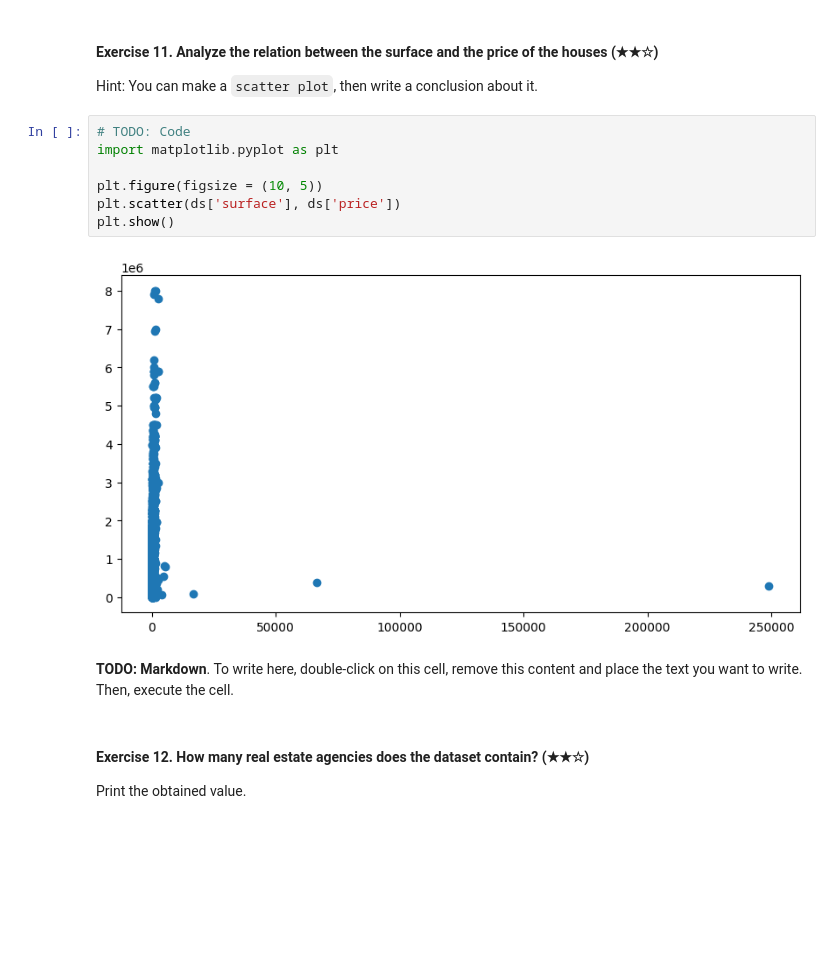
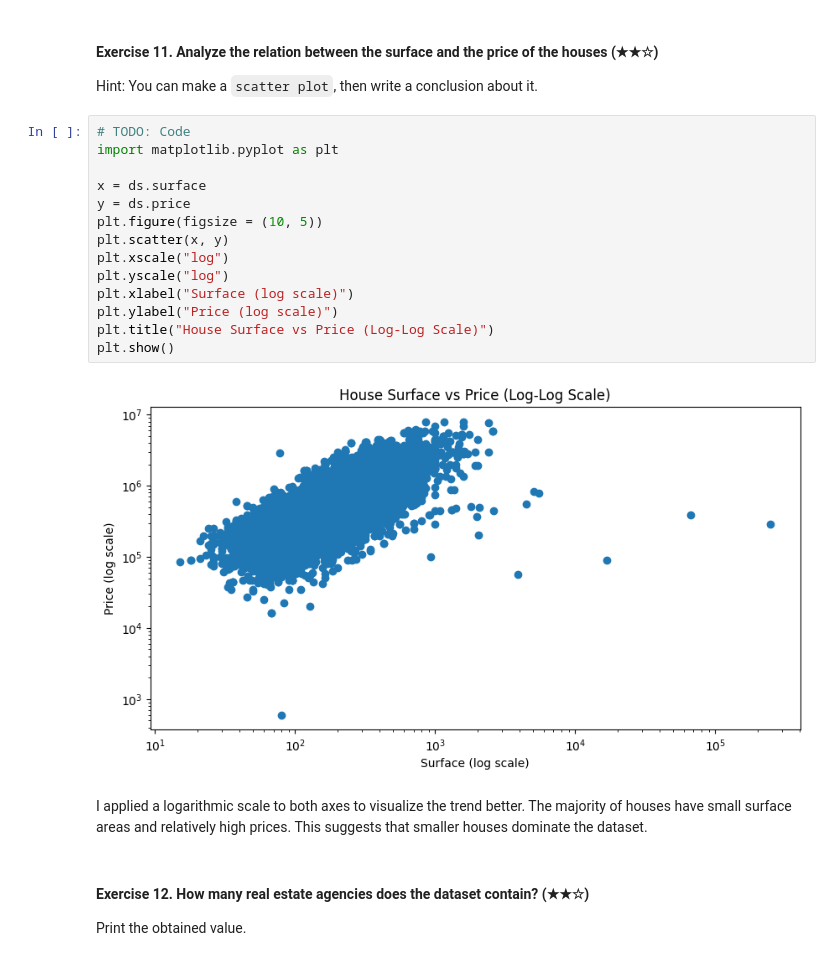
Before and after one commit to aristi95/realestate-datacleanup-exercise, a Jupyter notebook: project.ipynb, the cells around one changed output. Cells and saved outputs as stored; diff of their text form; blank space fills up the shorter version.

```diff
--- a/project.ipynb
+++ b/project.ipynb
@@ -193,14 +193,21 @@ Hint: You can make a `scatter plot`, then write a conclusion about it.
 # %%
 # TODO: Code
 import matplotlib.pyplot as plt
 
+x = ds.surface
+y = ds.price
 plt.figure(figsize = (10, 5))
-plt.scatter(ds['surface'], ds['price'])
+plt.scatter(x, y)
+plt.xscale("log")
+plt.yscale("log")
+plt.xlabel("Surface (log scale)")
+plt.ylabel("Price (log scale)")
+plt.title("House Surface vs Price (Log-Log Scale)")
 plt.show()
 # %% [output]
-[figure, old version]
+[figure, new version]
 # %% [markdown]
-**TODO: Markdown**. To write here, double-click on this cell, remove this content and place the text you want to write. Then, execute the cell.
+I applied a logarithmic scale to both axes to visualize the trend better. The majority of houses have small surface areas and relatively high prices. This suggests that smaller houses dominate the dataset.
 # %% [markdown]
 #### Exercise 12. How many real estate agencies does the dataset contain? (★★☆)
 
```
Also changed, not shown: parts of 1 cell of this notebook.
